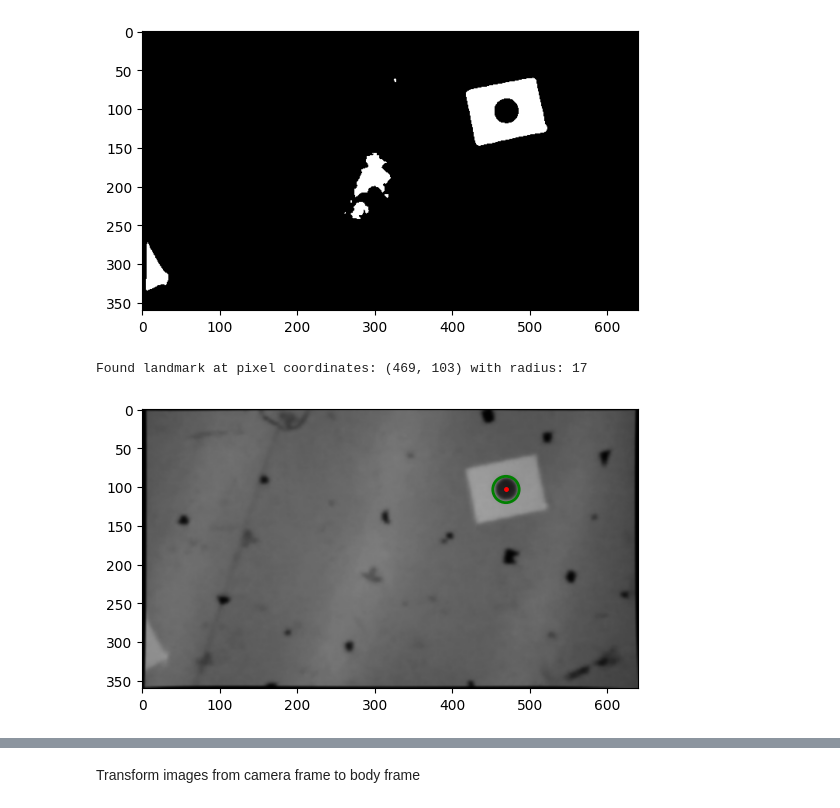
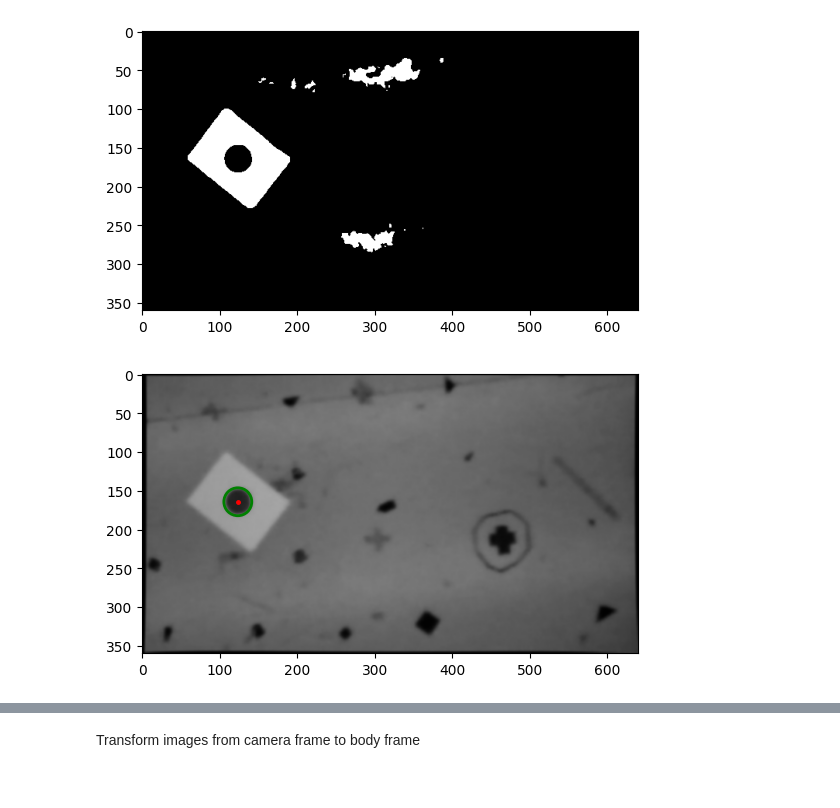
Before and after one commit to jclundy/aer1217_labs, a Jupyter notebook: lab3/lab3_zoe.ipynb, the cells around one changed output, grey strips where cells are left out. Saved outputs shown, nothing was run; the diff lists cells and outputs as text; code cells hidden in the pictures.

```diff
--- a/lab3/lab3_zoe.ipynb
+++ b/lab3/lab3_zoe.ipynb
@@ -29,8 +29,11 @@ Rcb = Tcb[:3, :3]
 # %%
 ##loop through photos to undistort and find contours of landmarks
 thresh_photos = [] ##clear cache
+undistorted_photos = [] ##clear cache
 
-for i in range(800, 900):
+test_img = (512, 513, 514, 515, 516) ##indices of photos to test contour detection on
+test_inner = 0
+for i in test_img:
     #open photos and store in list
     photo_path = os.path.join(photo_folder, f'image_{i}.jpg')
     photo = cv2.imread(photo_path)
@@ -46,16 +49,16 @@ for i in range(800, 900):
     ret, thresh = cv2.threshold(photo, 120, 255, cv2.THRESH_BINARY)
     thresh_photos.append(thresh)
 # %%
-imgbrg = thresh_photos[50]
+imgbrg = thresh_photos[test_inner]
 imgrgb = cv2.cvtColor(imgbrg, cv2.COLOR_BGR2RGB)
 plt.imshow(imgrgb)
 plt.show()
 # %% [output]
-[figure, old version]
+[figure, new version]
 # %%
 ## find contour, identify circle, then plot the circle on the undistored photo
-contours, hierarchy = cv2.findContours(thresh_photos[50], cv2.RETR_TREE, cv2.CHAIN_APPROX_SIMPLE)
-imgbrg = undistorted_photos[50]
+contours, hierarchy = cv2.findContours(thresh_photos[test_inner], cv2.RETR_TREE, cv2.CHAIN_APPROX_SIMPLE)
+imgbrg = undistorted_photos[test_inner]
 imgrgb = cv2.cvtColor(imgbrg, cv2.COLOR_BGR2RGB)
 plt.imshow(imgrgb)
 if hierarchy is not None and len(contours) > 0:
@@ -69,7 +72,7 @@ if hierarchy is not None and len(contours) > 0:
         if parent_idx != -1:
 
             # 5. Filter out tiny specks of noise that might be inside the square
-            if cv2.contourArea(contour) > 10:
+            if cv2.contourArea(contour) > 50:
 
                 # We found the inner dot! Calculate its circle.
                 (x, y), radius = cv2.minEnclosingCircle(contour)
@@ -90,5 +93,4 @@ if hierarchy is not None and len(contours) > 0:
 
 plt.show()
 # %% [output]
-Found landmark at pixel coordinates: (469, 103) with radius: 17
-[figure, old version]
+[figure, new version]
```
Also changed, not shown: parts of 3 cells of this notebook, 1 other file.
